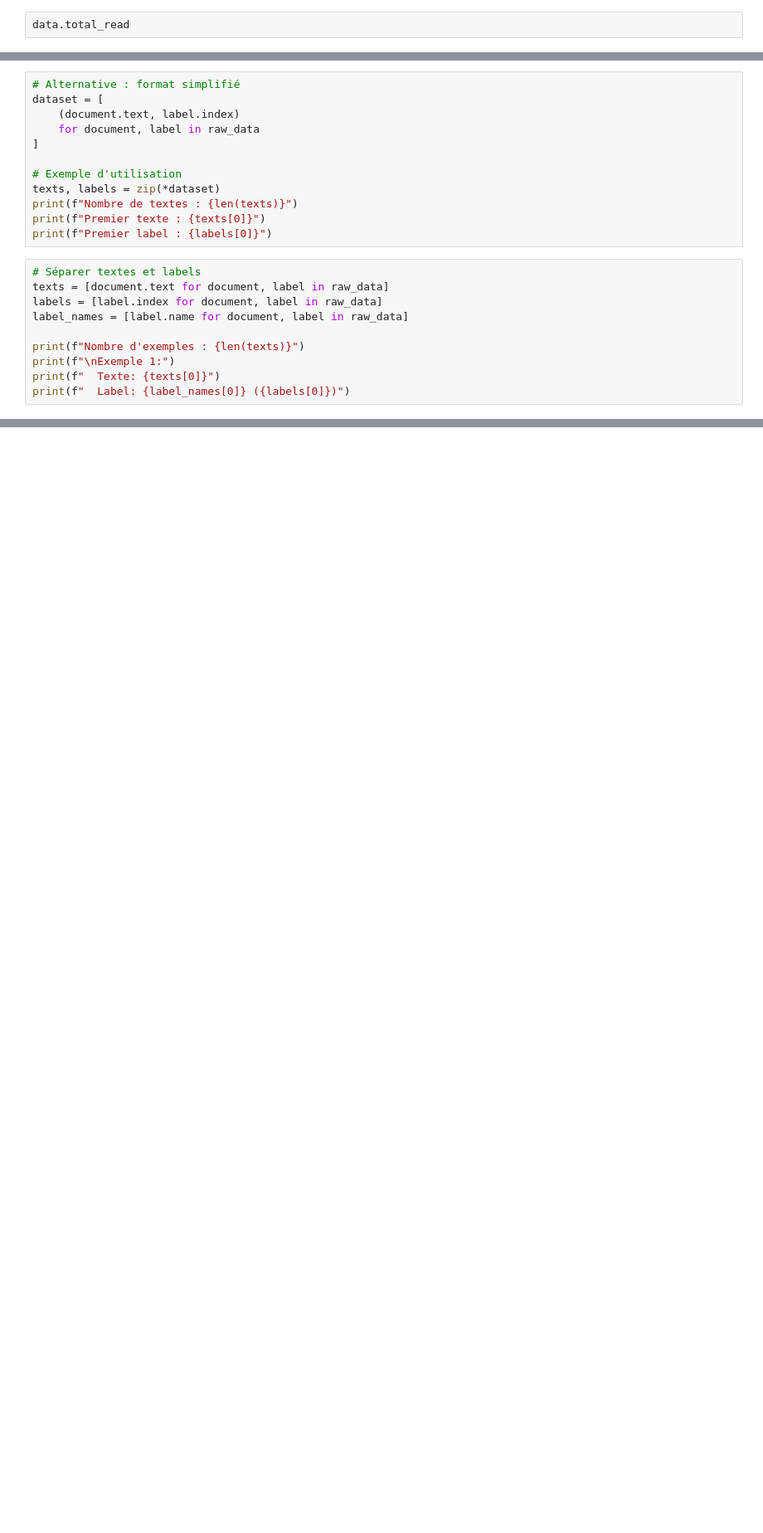
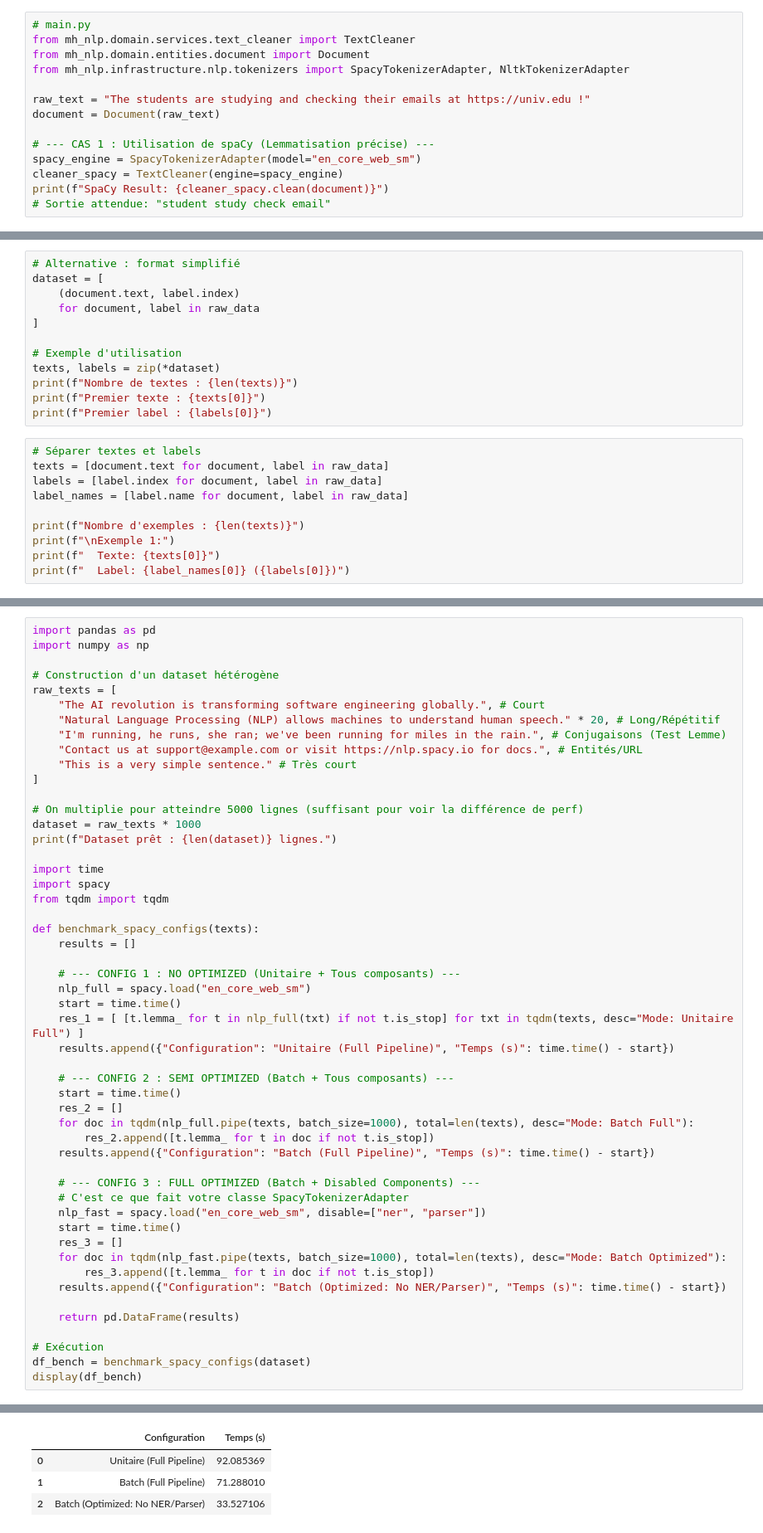
Before and after one commit to Manda404/mental-health-nlp, a Jupyter notebook: notebooks/02_build_dataset.ipynb, the cells around one changed output, grey strips where cells are left out. Shown at 83% size. Saved outputs shown, nothing was run; the diff lists cells and outputs as text; blank space fills up the shorter version.

```diff
--- a/notebooks/02_build_dataset.ipynb
+++ b/notebooks/02_build_dataset.ipynb
@@ -78,3 +264,15 @@ dataset_final = use_case.execute()
 # %%
-data.total_read
+# main.py
+from mh_nlp.domain.services.text_cleaner import TextCleaner
+from mh_nlp.domain.entities.document import Document
+from mh_nlp.infrastructure.nlp.tokenizers import SpacyTokenizerAdapter, NltkTokenizerAdapter
+
+raw_text = "The students are studying and checking their emails at https://univ.edu !"
+document = Document(raw_text)
+
+# --- CAS 1 : Utilisation de spaCy (Lemmatisation précise) ---
+spacy_engine = SpacyTokenizerAdapter(model="en_core_web_sm")
+cleaner_spacy = TextCleaner(engine=spacy_engine)
+print(f"SpaCy Result: {cleaner_spacy.clean(document)}")
+# Sortie attendue: "student study check email"
 # %% [output]
@@ -160,0 +542,52 @@ dataset_final = use_case.execute()
+# %%
+import pandas as pd
+import numpy as np
+
+# Construction d'un dataset hétérogène
+raw_texts = [
+    "The AI revolution is transforming software engineering globally.", # Court
+    "Natural Language Processing (NLP) allows machines to understand human speech." * 20, # Long/Répétitif
+    "I'm running, he runs, she ran; we've been running for miles in the rain.", # Conjugaisons (Test Lemme)
+    "Contact us at support@example.com or visit https://nlp.spacy.io for docs.", # Entités/URL
+    "This is a very simple sentence." # Très court
+]
+
+# On multiplie pour atteindre 5000 lignes (suffisant pour voir la différence de perf)
+dataset = raw_texts * 1000
+print(f"Dataset prêt : {len(dataset)} lignes.")
+
+import time
+import spacy
+from tqdm import tqdm
+
+def benchmark_spacy_configs(texts):
+    results = []
+
+    # --- CONFIG 1 : NO OPTIMIZED (Unitaire + Tous composants) ---
+    nlp_full = spacy.load("en_core_web_sm")
+    start = time.time()
+    res_1 = [ [t.lemma_ for t in nlp_full(txt) if not t.is_stop] for txt in tqdm(texts, desc="Mode: Unitaire Full") ]
+    results.append({"Configuration": "Unitaire (Full Pipeline)", "Temps (s)": time.time() - start})
+
+    # --- CONFIG 2 : SEMI OPTIMIZED (Batch + Tous composants) ---
+    start = time.time()
+    res_2 = []
+    for doc in tqdm(nlp_full.pipe(texts, batch_size=1000), total=len(texts), desc="Mode: Batch Full"):
+        res_2.append([t.lemma_ for t in doc if not t.is_stop])
+    results.append({"Configuration": "Batch (Full Pipeline)", "Temps (s)": time.time() - start})
+
+    # --- CONFIG 3 : FULL OPTIMIZED (Batch + Disabled Components) ---
+    # C'est ce que fait votre classe SpacyTokenizerAdapter
+    nlp_fast = spacy.load("en_core_web_sm", disable=["ner", "parser"])
+    start = time.time()
+    res_3 = []
+    for doc in tqdm(nlp_fast.pipe(texts, batch_size=1000), total=len(texts), desc="Mode: Batch Optimized"):
+        res_3.append([t.lemma_ for t in doc if not t.is_stop])
+    results.append({"Configuration": "Batch (Optimized: No NER/Parser)", "Temps (s)": time.time() - start})
+
+    return pd.DataFrame(results)
+
+# Exécution
+df_bench = benchmark_spacy_configs(dataset)
+display(df_bench)
+# %% [output]
@@ -160,0 +595,4 @@ dataset_final = use_case.execute()
+|  | Configuration | Temps (s) |
+| 0 | Unitaire (Full Pipeline) | 92.085369 |
+| 1 | Batch (Full Pipeline) | 71.288010 |
+| 2 | Batch (Optimized: No NER/Parser) | 33.527106 |
```
Also changed, not shown: parts of 13 cells of this notebook, 10 other files.
